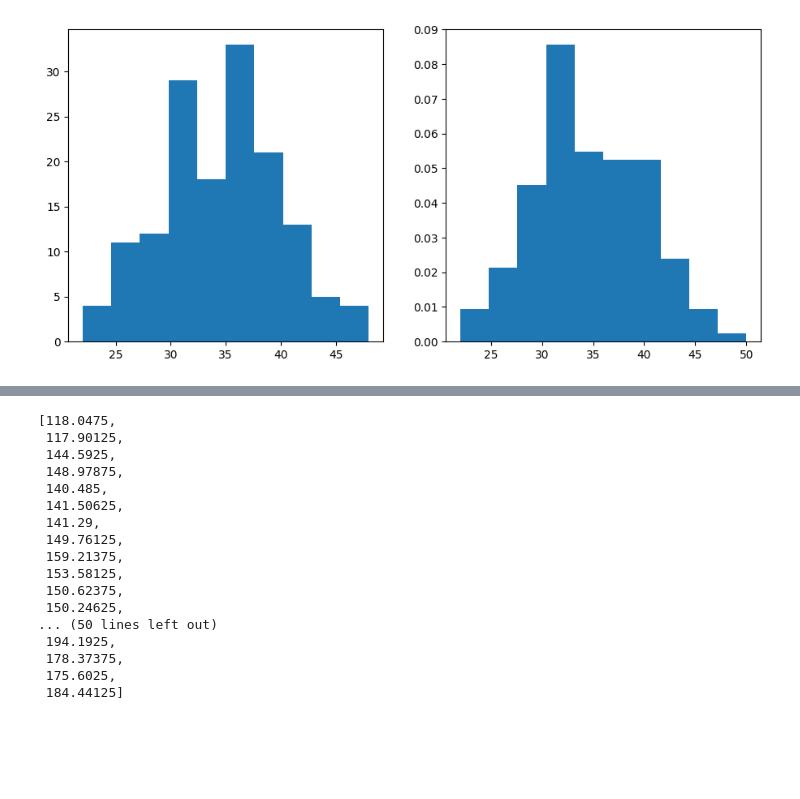
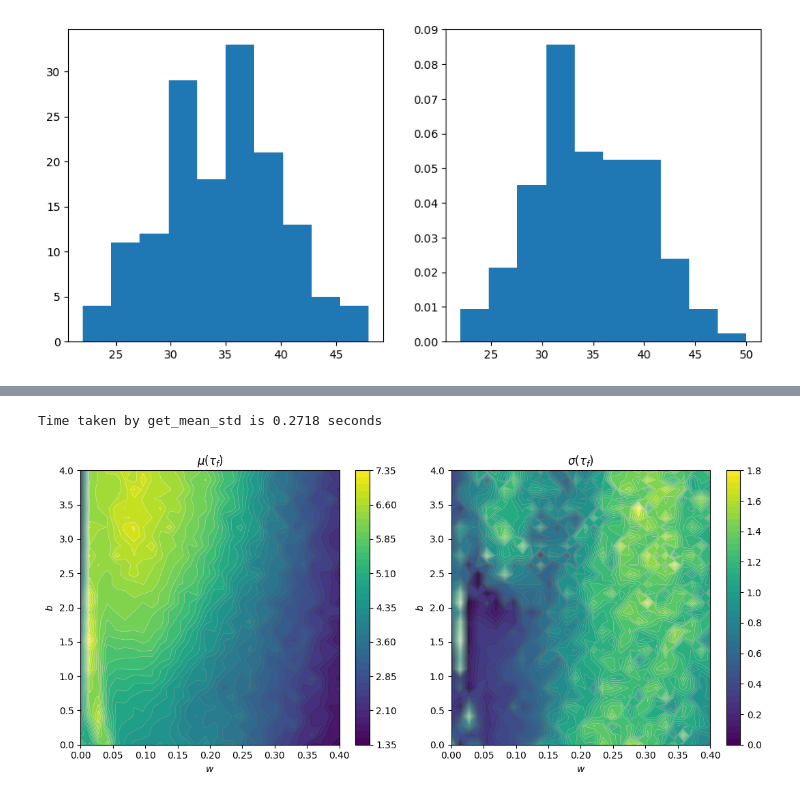
Before and after one commit to pinakm9/random-feature-map, a Jupyter notebook: notebooks/bad-feature-example.ipynb, the cells around one changed output, grey strips where cells are left out. Saved outputs shown, nothing was run; the diff lists cells and outputs as text; code cells hidden in the pictures; blank space fills up the shorter version.

```diff
--- a/notebooks/bad-feature-example.ipynb
+++ b/notebooks/bad-feature-example.ipynb
@@ -141,20 +133,26 @@ plt.show()
 # %%
-phi_b
+w = np.linspace(0., 0.4, num=30)
+b = np.linspace(0., 4.0, num=30)
+w, b = np.meshgrid(w, b)
+tau, std = bsa.get_mean_std('tau_f_se')
+fig = plt.figure(figsize=(11, 5))
+ax = fig.add_subplot(121)
+ax1 = fig.add_subplot(122)
+n = 50
+im = ax.contourf(w, b, tau.T, n, cmap='viridis')
+im_ = ax.contour(w, b, tau.T, n, cmap='Greys_r', linewidths=0.3)
+fig.colorbar(im, ax=ax)
+im1 = ax1.contourf(w, b, std.T, n, cmap='viridis')
+im1_ = ax1.contour(w, b, std.T, n, cmap='Greys_r', linewidths=0.3)
+fig.colorbar(im1, ax=ax1)
+ax.set_xlabel(r'$w$')
+ax.set_ylabel(r'$b$')
+ax.set_title(r'$\mu(\tau_f)$')
+ax1.set_xlabel(r'$w$')
+ax1.set_ylabel(r'$b$')
+ax1.set_title(r'$\sigma(\tau_f)$')
+plt.tight_layout()
+plt.savefig('../data/plots/tau_f-heat.png', dpi=300)
 # %% [output]
-[118.0475,
- 117.90125,
- 144.5925,
- 148.97875,
- 140.485,
- 141.50625,
- 141.29,
- 149.76125,
- 159.21375,
- 153.58125,
- 150.62375,
- 150.24625,
-... (50 lines left out)
- 194.1925,
- 178.37375,
- 175.6025,
- 184.44125]
+Time taken by get_mean_std is 0.2718 seconds
+[figure, added]
```
Also changed, not shown: parts of 5 cells of this notebook, 6 other files.
